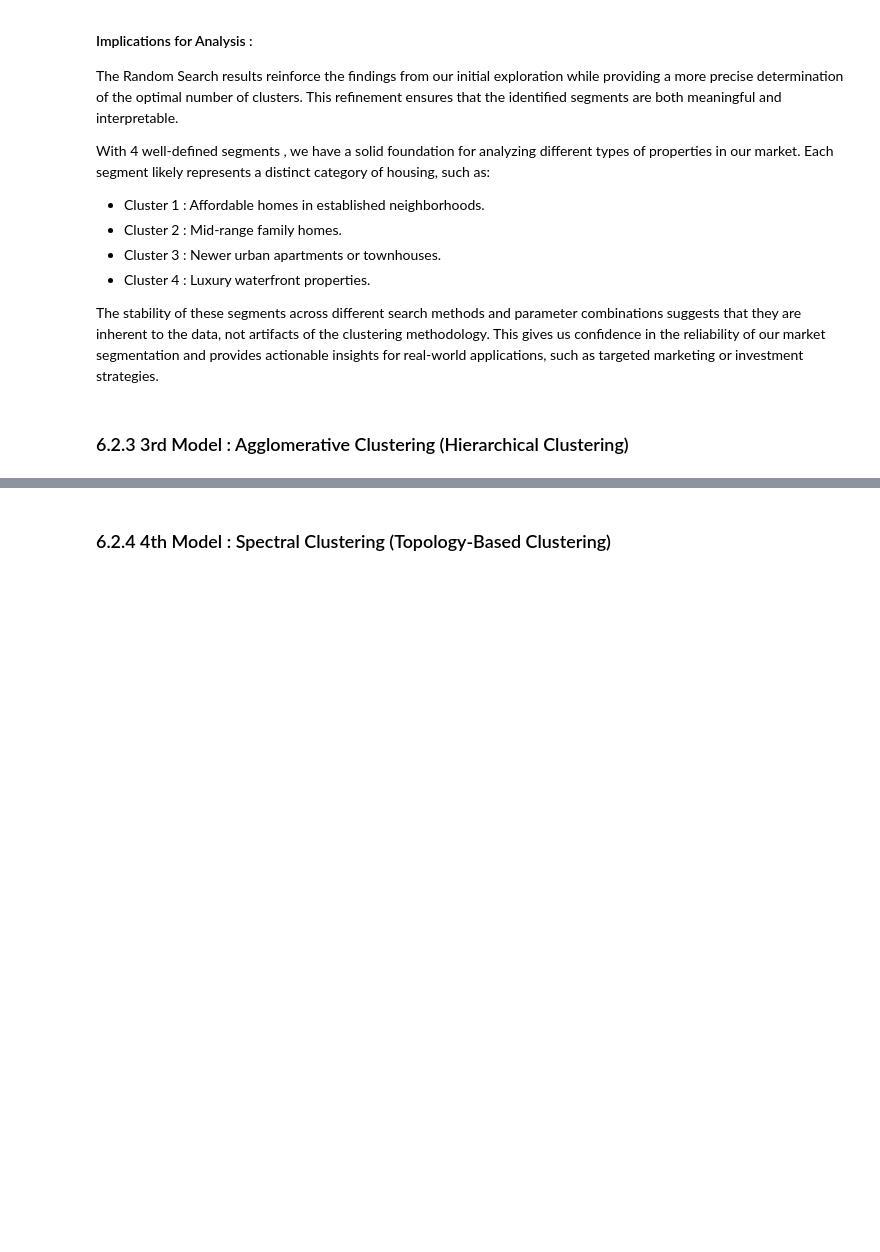
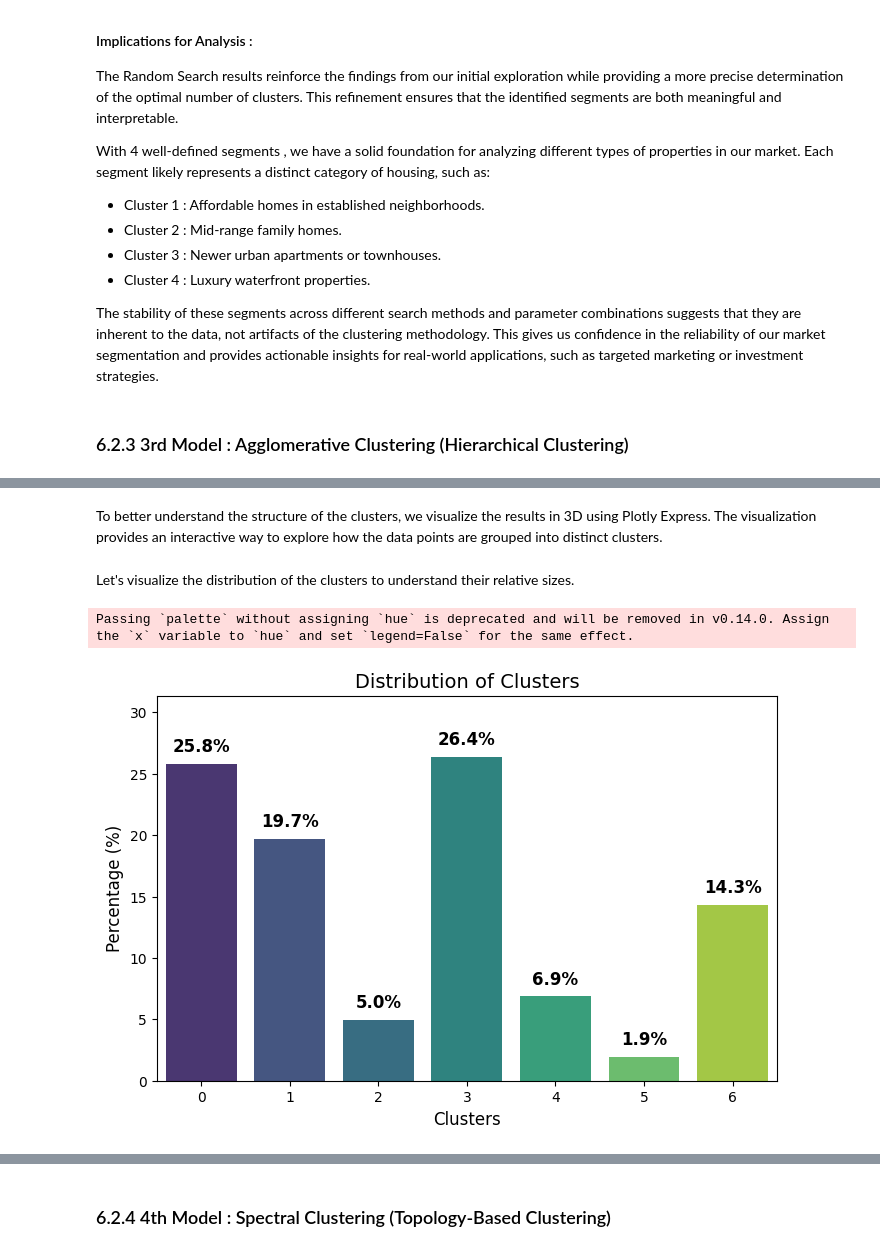
Before and after one commit to OusmaneMomboMombo/housing-cluster-analysis, a Jupyter notebook: house_sales_analysis.ipynb, the cells around one changed output, grey strips where cells are left out. Drawn from its saved outputs; the diff is of its cells as text; code cells hidden in the pictures; blank space fills up the shorter version.

```diff
--- a/house_sales_analysis.ipynb
+++ b/house_sales_analysis.ipynb
@@ -1404,0 +1399,12 @@ We will apply the third model. Similarly, for hyperparameter tuning, we will use
+# %%
+from sklearn.cluster import AgglomerativeClustering
+
+# Apply Agglomerative Clustering to the UMAP-reduced data
+agg_clustering = AgglomerativeClustering(n_clusters=7, linkage='ward')
+clusters = agg_clustering.fit_predict(df_umap)
+
+# Add the cluster labels to the original DataFrame
+df['cluster_agg'] = clusters
+
+# Count the number of clusters
+num_clusters = len(set(clusters))  # All points are assigned to a cluster in Agglomerative Clustering
@@ -1404,0 +1420,2 @@ We will apply the third model. Similarly, for hyperparameter tuning, we will use
+# %% [markdown]
+To better understand the structure of the clusters, we visualize the results in 3D using Plotly Express. The visualization provides an interactive way to explore how the data points are grouped into distinct clusters.
@@ -1404,0 +1436,24 @@ We will apply the third model. Similarly, for hyperparameter tuning, we will use
+# %% [markdown]
+Let's visualize the distribution of the clusters to understand their relative sizes.
+# %%
+# Count occurrences of each cluster
+cluster_counts = df['cluster_agg'].value_counts(normalize=True) * 100  # In percentage
+cluster_counts_sorted = cluster_counts.sort_index()  # Sort by index if necessary
+
+# Create a bar plot
+plt.figure(figsize=(8, 5))
+ax = sns.barplot(x=cluster_counts_sorted.index, y=cluster_counts_sorted.values, palette="viridis")
+
+# Add percentages above the bars
+for i, percentage in enumerate(cluster_counts_sorted.values):
+    ax.text(i, percentage + 1, f"{percentage:.1f}%", ha='center', fontsize=12, fontweight='bold')
+
+# Customize the plot
+plt.xlabel("Clusters", fontsize=12)
+plt.ylabel("Percentage (%)", fontsize=12)
+plt.title("Distribution of Clusters", fontsize=14)
+plt.ylim(0, max(cluster_counts_sorted.values) + 5)  # Adjust scale to display labels
+plt.show()
+# %% [output]
+Passing `palette` without assigning `hue` is deprecated and will be removed in v0.14.0. Assign the `x` variable to `hue` and set `legend=False` for the same effect.
+[figure, added]
```
Also changed, not shown: parts of 15 cells of this notebook.
